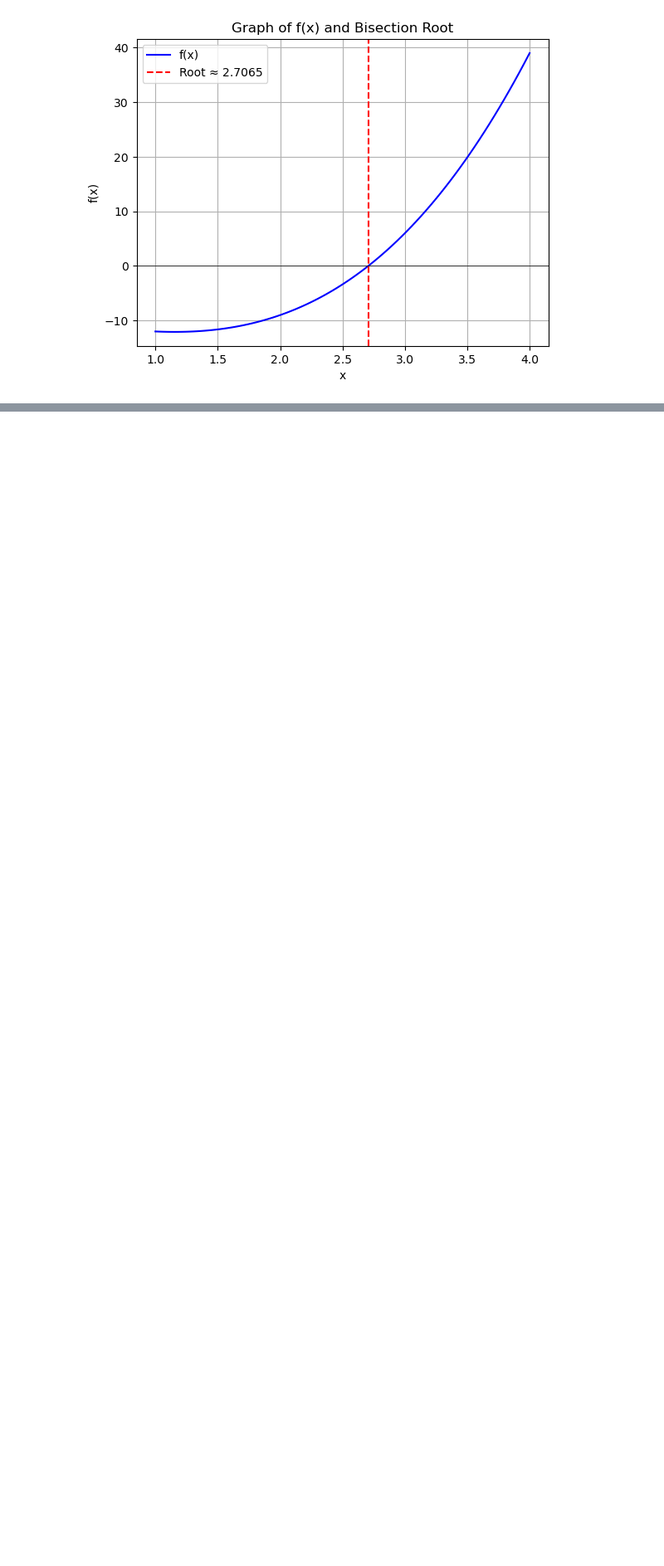
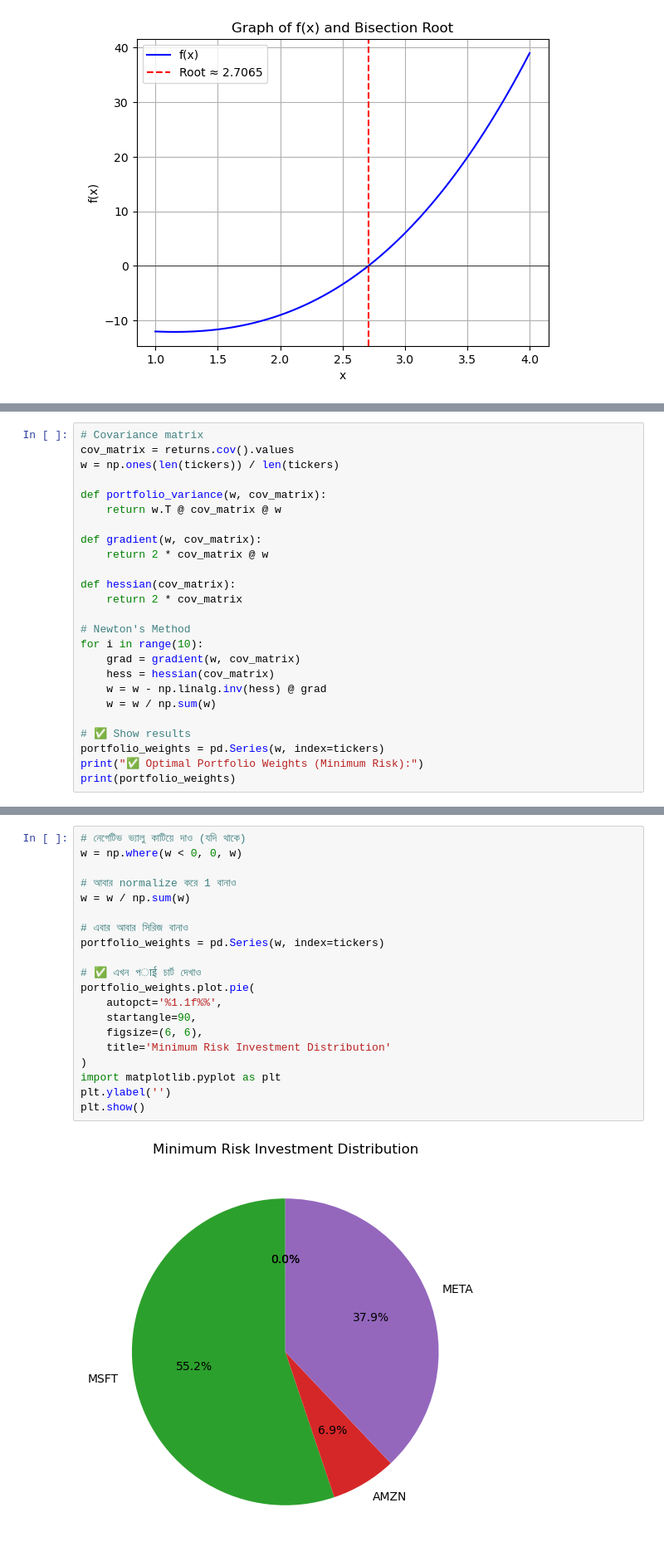
Before and after one commit to Jihadul-Islam1/Machine-Learning, a Jupyter notebook: Machine learning/Function/4.2-examplesfunctions.ipynb, the cells around one changed output, grey strips where cells are left out. Shown at 83% size. Drawn from its saved outputs; the diff is of its cells as text; blank space fills up the shorter version.

```diff
--- a/Machine learning/Function/4.2-examplesfunctions.ipynb
+++ b/Machine learning/Function/4.2-examplesfunctions.ipynb
@@ -497,0 +973,25 @@ Iter     a               b               c               f(c)
+# %%
+# Covariance matrix
+cov_matrix = returns.cov().values
+w = np.ones(len(tickers)) / len(tickers)
+
+def portfolio_variance(w, cov_matrix):
+    return w.T @ cov_matrix @ w
+
+def gradient(w, cov_matrix):
+    return 2 * cov_matrix @ w
+
+def hessian(cov_matrix):
+    return 2 * cov_matrix
+
+# Newton's Method
+for i in range(10):
+    grad = gradient(w, cov_matrix)
+    hess = hessian(cov_matrix)
+    w = w - np.linalg.inv(hess) @ grad
+    w = w / np.sum(w)
+
+# ✅ Show results
+portfolio_weights = pd.Series(w, index=tickers)
+print("✅ Optimal Portfolio Weights (Minimum Risk):")
+print(portfolio_weights)
@@ -497,0 +1006,22 @@ Iter     a               b               c               f(c)
+# %%
+# নেগেটিভ ভ্যালু কাটিয়ে দাও (যদি থাকে)
+w = np.where(w < 0, 0, w)
+
+# আবার normalize করে 1 বানাও
+w = w / np.sum(w)
+
+# এবার আবার সিরিজ বানাও
+portfolio_weights = pd.Series(w, index=tickers)
+
+# ✅ এখন পाई চার্ট দেখাও
+portfolio_weights.plot.pie(
+    autopct='%1.1f%%',
+    startangle=90,
+    figsize=(6, 6),
+    title='Minimum Risk Investment Distribution'
+)
+import matplotlib.pyplot as plt
+plt.ylabel('')
+plt.show()
+# %% [output]
+[figure, added]
```
Also changed, not shown: parts of 25 cells of this notebook, 4 other files.
